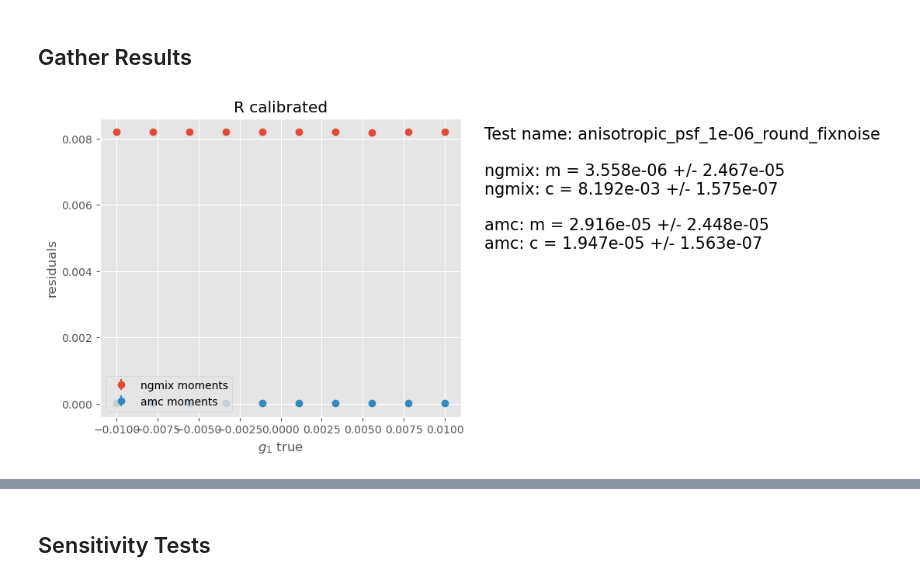
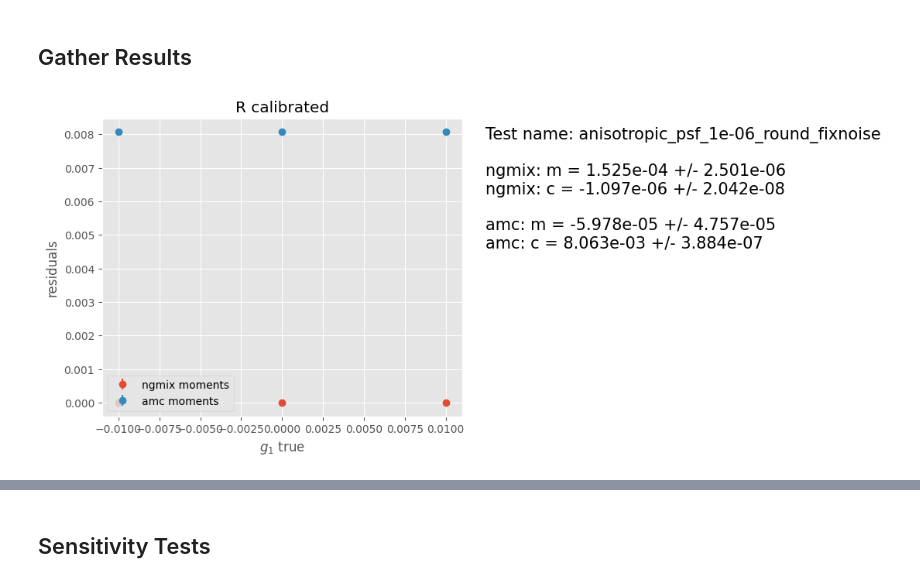
Before and after one commit to andrevitorelli/autometacal, a Jupyter notebook: notebooks/psf_metacal_finitediff_moments_no_shape_noise.ipynb, the cells around one changed output, grey strips where cells are left out. Cells and saved outputs as stored; diff of their text form; code cells hidden in the pictures.

```diff
--- a/notebooks/psf_metacal_finitediff_moments_no_shape_noise.ipynb
+++ b/notebooks/psf_metacal_finitediff_moments_no_shape_noise.ipynb
@@ -425,8 +427,9 @@ def evaluator(ellips, R, ellips_psf, Repsf, Rpsf):
   shear = shears.mean(axis=0)
   shear_err = shears.std(axis=0)
 
+  epsf = metacal_shear(ep.mean(axis=0),Rep.mean(axis=0))
   #PSF-corrected shears
-  shearcorrs = metacal_shear_psf(e,R,metacal_shear(ep,Rep), Rp)
+  shearcorrs = metacal_shear_psf(e,R,epsf, Rp)
   shearcorr = shearcorrs.mean(axis=0)
   shearcorr_err = shearcorrs.std(axis=0)
 
@@ -522,7 +522,7 @@ Rpsf_ngmix = array([result[2] for result in results])
 shear_ngmix, shear_ngmix_err, shearcorr_ngmix, shearcorr_ngmix_err= evaluator(
   e_ngmix,
   R_ngmix,
-  array([g_psf for n in range(len(e_ngmix))]),
+  array([0*g_psf for n in range(len(e_ngmix))]),
   array([eye(2) for n in range(len(e_ngmix))]),
   Rpsf_ngmix)
 # %%
@@ -575,7 +581,6 @@ def run_field(shear_true,g_psf,noise_level,batches):
   R_ngmix_list = []
   Rpsf_ngmix_list = []
   e_amc_list = []
-  e_psf_list = []
   R_amc_list = []
   Rpsf_amc_list = []
   epsf_amc_list = []
@@ -617,7 +622,7 @@ def run_field(shear_true,g_psf,noise_level,batches):
   #gather multiple ngmix batches
   e_ngmix = array(e_ngmix_list)
   R_ngmix = array(R_ngmix_list)
-  epsf_ngmix = array([g_psf for n in range(len(e_ngmix))])
+  epsf_ngmix = array([0*g_psf for n in range(len(e_ngmix))])
   Repsf_ngmix = array([eye(2) for n in range(len(e_ngmix))])
   Rpsf_ngmix = array(Rpsf_ngmix_list)
 
@@ -673,7 +678,7 @@ def run_field(shear_true,g_psf,noise_level,batches):
 
   return result
 # %%
-shear_range = linspace(-.01,.01,10)
+shear_range = linspace(-.01,.01,3)
 
 shear_ngmix_list = []
 shear_err_ngmix_list = []
@@ -691,7 +696,7 @@ Rpsf_amc_list = []
 
 for shear in tqdm.tqdm(shear_range):
   shear_true = array([shear,0.],dtype='float32')
-  result = run_field(shear_true,g_psf,noise_level,40)
+  result = run_field(shear_true,g_psf,noise_level,10)
   #ngmix
   shear_ngmix_list += [result['ngmix']['shear'] ]
   shear_err_ngmix_list += [result['ngmix']['shear_err']]
@@ -729,36 +734,36 @@ plot_text = f"Test name: {settings_name}\n\n"
 
 plot_text +=  f"ngmix: m = {m_ngmix:.3e} +/- {m_ngmix_err:.3e}\n"
 plot_text += f"ngmix: c = {c_ngmix:.3e} +/- {c_ngmix_err:.3e}\n"
 
 errorbar(X1,Y1 - X1,Y1err*3,fmt='o',label= 'ngmix moments')
 
-Y1 =  array(shearcorr_amc_list)[:,0]
-Y1err = array(shearcorr_err_amc_list)[:,0]
+Y1 =  array(shear_amc_list)[:,0]
+Y1err = array(shear_err_amc_list)[:,0]
 
 #biases
 amc_bias = linregress(X1,Y1)
 m_amc = amc_bias.slope-1
 c_amc = amc_bias.intercept
 
 #errors
 m_amc_err = amc_bias.stderr
 c_amc_err = amc_bias.intercept_stderr
 
 errorbar(X1,Y1 - X1,Y1err*3,fmt='o',label= 'amc moments')
 
 plot_text += f"\namc: m = {m_amc:.3e} +/- {m_amc_err:.3e}\n"
 plot_text += f"amc: c = {c_amc:.3e} +/- {c_amc_err:.3e}\n"
 
 figtext(.95,.5 ,plot_text,fontsize=15)
 
 xlabel('$g_1$ true')
 ylabel('residuals')
 
 legend(loc=3)
 title(f'R calibrated')
 savefig(f'uncorrected_shear_residuals_{settings_name}.jpg',bbox_inches='tight')
 # %% [output]
-[figure, old version]
+[figure, new version]
 # %%
 style.use('ggplot')
 figure(figsize=(6,5))
```
Also changed, not shown: parts of 29 cells of this notebook, 3 other files.
